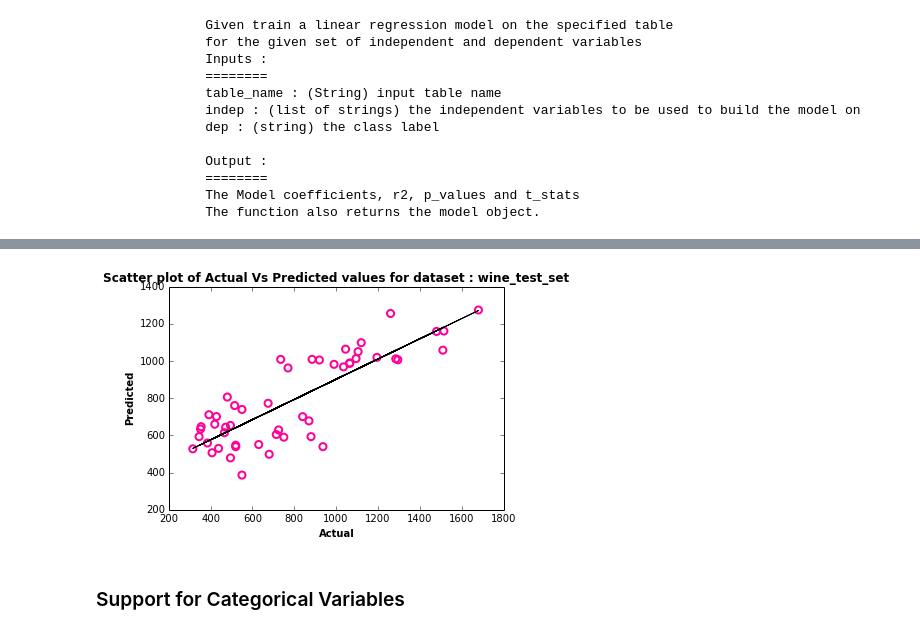
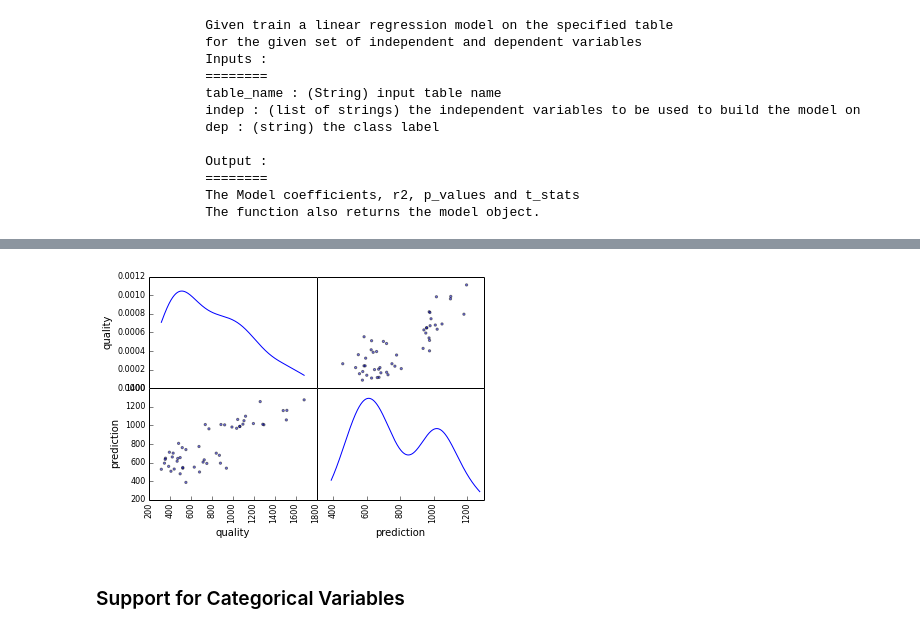
Before and after one commit to vmware-archive/pymadlib, a Jupyter notebook: pymadlib/doc/PyMADlib Tutorial.ipynb, the cells around one changed output, grey strips where cells are left out. Cells and saved outputs as stored; diff of their text form; code cells hidden in the pictures.

Commit message:
extension of pandas support to more algorithms

```diff
--- a/pymadlib/doc/PyMADlib Tutorial.ipynb
+++ b/pymadlib/doc/PyMADlib Tutorial.ipynb
@@ -70,11 +64,10 @@ r2                       |  0.667006811765
-# %%
-#Generate Scatter Plot
-cols = conn.fetchColumns(rowset,['quality','prediction'])
-actual = cols['quality']
-predicted = cols['prediction']
-scatterPlot(actual,predicted, 'wine_test_set')
-# %% [output]
-[figure, removed]
+# %%
+#Show Scatter Matrix of Actual Vs Predicted
+from pandas.tools.plotting import scatter_matrix
+import matplotlib.pyplot as plt
+smat = scatter_matrix(predictions.get(['quality','prediction']), diagonal='kde')
+# %% [output]
+[figure, added]
 # %% [markdown]
 ### Support for Categorical Variables
 # %% [markdown]
```
Also changed, not shown: parts of 7 cells of this notebook, 2 other files.
